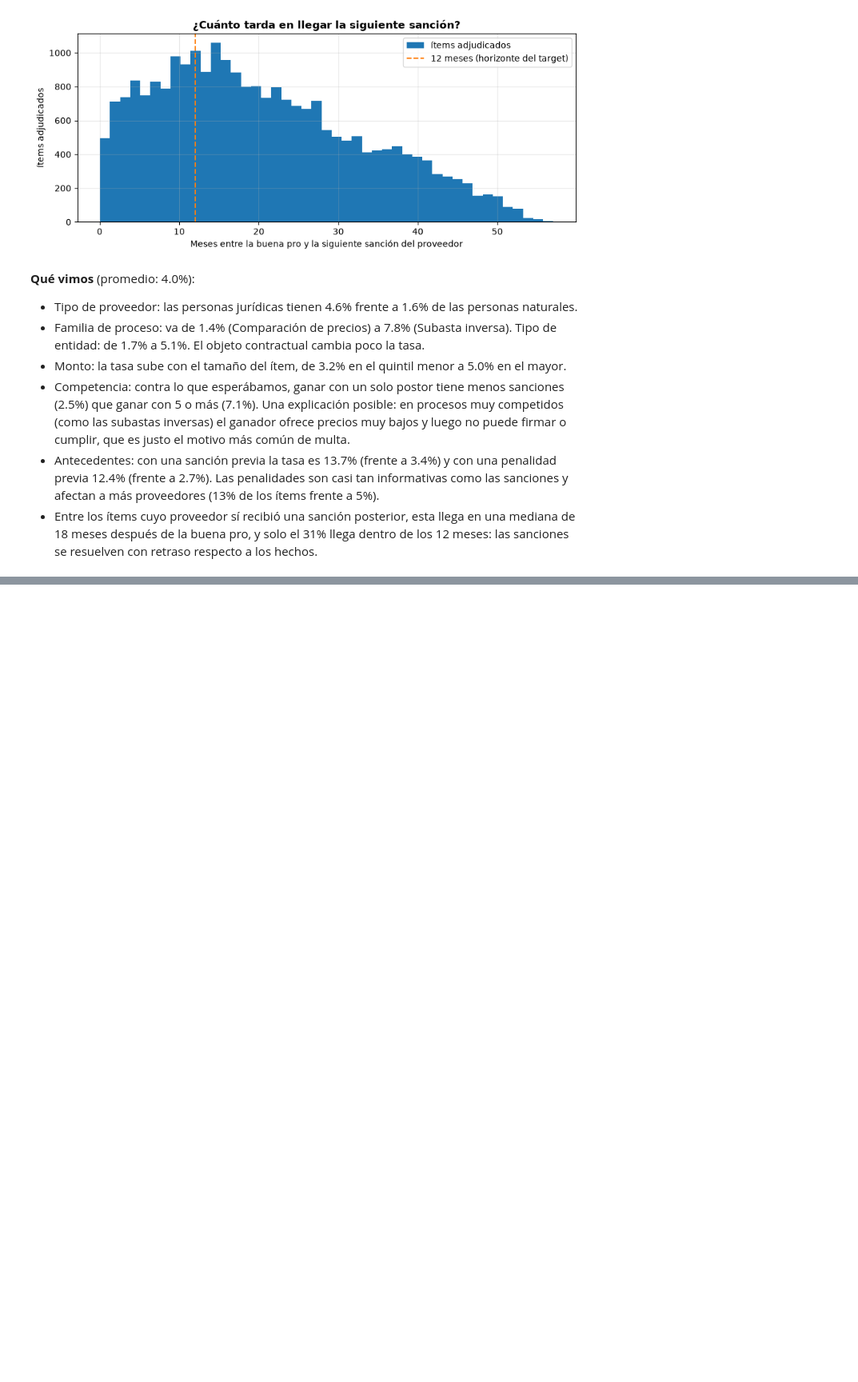
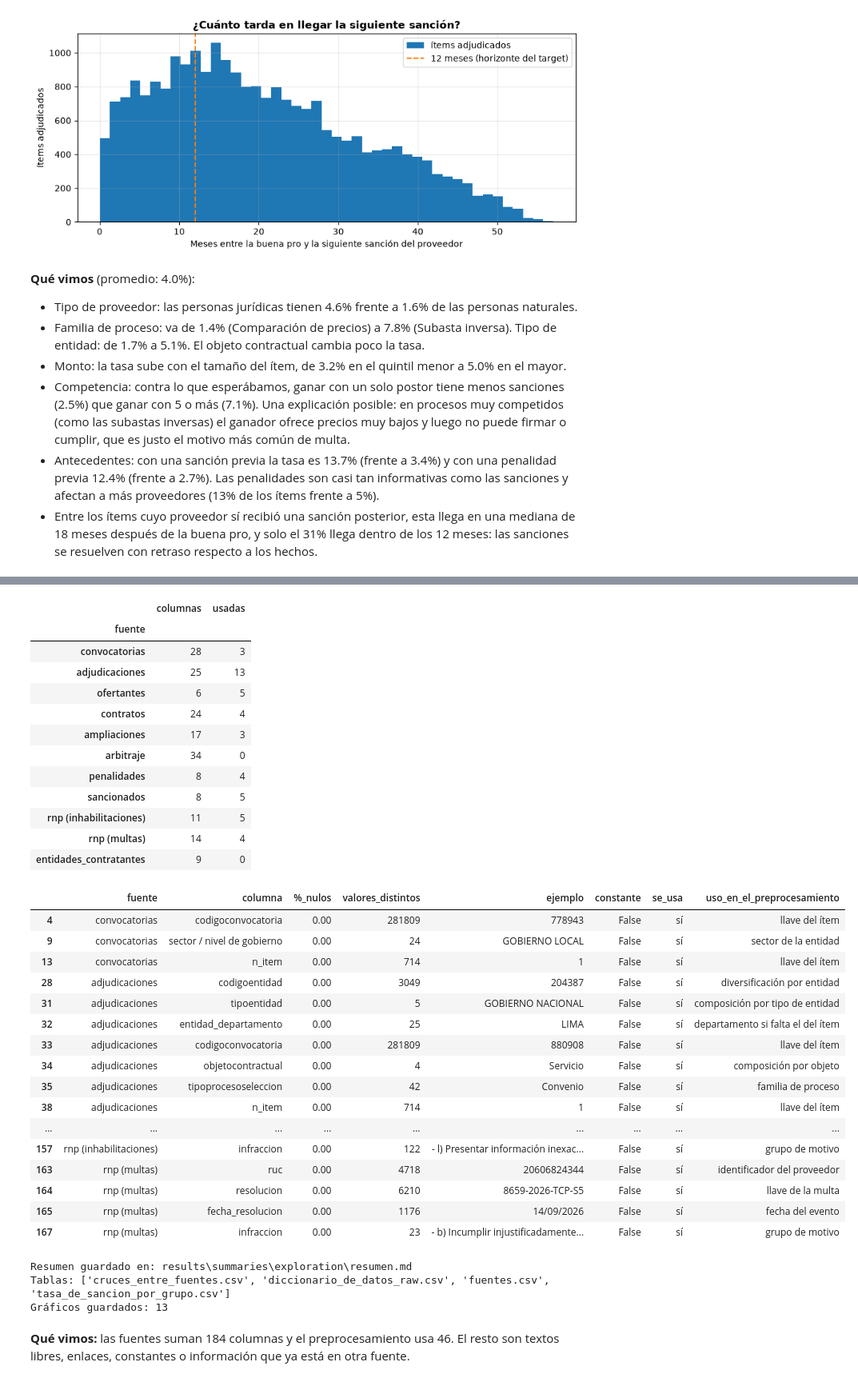
Before and after one commit to CyndxTs/G5-IA-APLICADA, a Jupyter notebook: notebooks/01_eda.ipynb, the cells around one changed output, grey strips where cells are left out. Shown at 80% size. Saved outputs shown, nothing was run; the diff lists cells and outputs as text; code cells hidden in the pictures; blank space fills up the shorter version.

Commit message:
LDX /update
Actualización de EDA y Preprocesamiento segun nuevos datos,y adicionalmente exportan partes de sus hallazgos a results de manera ordenada.

```diff
--- a/notebooks/01_eda.ipynb
+++ b/notebooks/01_eda.ipynb
@@ -570 +579,63 @@ Con sanción del proveedor en los 12 meses siguientes: 3.96%
+# %%
+diccionario_raw = ex.diccionario_datos_raw({
+    **{c: fuentes[c][0] for c in fuentes}, "penalidades": penalidades, "sancionados": sanc_inh,
+    "rnp (inhabilitaciones)": rnp_inh, "rnp (multas)": rnp_mul, "entidades_contratantes": entidades})
+resumen_dic = diccionario_raw.groupby("fuente", sort=False).agg(
+    columnas=("columna", "size"), usadas=("se_usa", lambda s: int((s == "sí").sum())))
+display(resumen_dic)
+display(diccionario_raw[diccionario_raw["se_usa"] == "sí"])
+
+ruta_resumen = ex.escribir_resumen({
+    "inventario": inventario, "tabla_archivos": tabla_archivos, "n_convocatorias": len(convocatorias),
+    "n_tipos_proceso": convocatorias["tipoprocesoseleccion"].nunique(), "est_adj": est_adj, "res_of": res_of,
+    "ofertantes": ofertantes, "pct_items_con_contrato": tiene_contrato.mean() * 100, "res_pen": res_pen,
+    "res_amp": res_amp, "lineas_reparadas": lineas_reparadas, "n_arbitrajes": len(arbitraje), "eventos": eventos,
+    "fechas_fuentes": fechas_fuentes, "cruces": cruces, "consorcios_por_tipo": por_tipo,
+    "base_objetivo": base_objetivo, "tasas": tasas,
+    "filas_otras": {"penalidades": len(penalidades), "sancionados": len(sanc_inh), "rnp": len(rnp_inh) + len(rnp_mul),
+                    "entidades_contratantes": len(entidades)},
+    "diccionario_raw": diccionario_raw,
+})
+print("Resumen guardado en:", ruta_resumen.relative_to(ROOT))
+print("Tablas:", sorted(p.name for p in (ex.SUMMARY_DIR / "tables").glob("*.csv")))
+print("Gráficos guardados:", len(list(ex.PLOTS_DIR.rglob("*.png"))))
+mostrar(f"""
+**Qué vimos:** las fuentes suman {len(diccionario_raw)} columnas y el preprocesamiento usa {int((diccionario_raw['se_usa'] == 'sí').sum())}. El resto son textos libres, enlaces, constantes o información que ya está en otra fuente.
+""")
+# %% [output]
+|  | columnas | usadas |
+| fuente |  |  |
+| convocatorias | 28 | 3 |
+| adjudicaciones | 25 | 13 |
+| ofertantes | 6 | 5 |
+| contratos | 24 | 4 |
+| ampliaciones | 17 | 3 |
+| arbitraje | 34 | 0 |
+| penalidades | 8 | 4 |
+| sancionados | 8 | 5 |
+| rnp (inhabilitaciones) | 11 | 5 |
+| rnp (multas) | 14 | 4 |
+| entidades_contratantes | 9 | 0 |
+|  | fuente | columna | %_nulos | valores_distintos | ejemplo | constante | se_usa | uso_en_el_preprocesamiento |
+| 4 | convocatorias | codigoconvocatoria | 0.00 | 281809 | 778943 | False | sí | llave del ítem |
+| 9 | convocatorias | sector / nivel de gobierno | 0.00 | 24 | GOBIERNO LOCAL | False | sí | sector de la entidad |
+| 13 | convocatorias | n_item | 0.00 | 714 | 1 | False | sí | llave del ítem |
+| 28 | adjudicaciones | codigoentidad | 0.00 | 3049 | 204387 | False | sí | diversificación por entidad |
+| 31 | adjudicaciones | tipoentidad | 0.00 | 5 | GOBIERNO NACIONAL | False | sí | composición por tipo de entidad |
+| 32 | adjudicaciones | entidad_departamento | 0.00 | 25 | LIMA | False | sí | departamento si falta el del ítem |
+| 33 | adjudicaciones | codigoconvocatoria | 0.00 | 281809 | 880908 | False | sí | llave del ítem |
+| 34 | adjudicaciones | objetocontractual | 0.00 | 4 | Servicio | False | sí | composición por objeto |
+| 35 | adjudicaciones | tipoprocesoseleccion | 0.00 | 42 | Convenio | False | sí | familia de proceso |
+| 38 | adjudicaciones | n_item | 0.00 | 714 | 1 | False | sí | llave del ítem |
+| ... | ... | ... | ... | ... | ... | ... | ... | ... |
+| 157 | rnp (inhabilitaciones) | infraccion | 0.00 | 122 | - l) Presentar información inexac... | False | sí | grupo de motivo |
+| 163 | rnp (multas) | ruc | 0.00 | 4718 | 20606824344 | False | sí | identificador del proveedor |
+| 164 | rnp (multas) | resolucion | 0.00 | 6210 | 8659-2026-TCP-S5 | False | sí | llave de la multa |
+| 165 | rnp (multas) | fecha_resolucion | 0.00 | 1176 | 14/09/2026 | False | sí | fecha del evento |
+| 167 | rnp (multas) | infraccion | 0.00 | 23 | - b) Incumplir injustificadamente... | False | sí | grupo de motivo |
+Resumen guardado en: results\summaries\exploration\resumen.md
+Tablas: ['cruces_entre_fuentes.csv', 'diccionario_de_datos_raw.csv', 'fuentes.csv', 'tasa_de_sancion_por_grupo.csv']
+Gráficos guardados: 13
+
+**Qué vimos:** las fuentes suman 184 columnas y el preprocesamiento usa 46. El resto son textos libres, enlaces, constantes o información que ya está en otra fuente.
 # %% [markdown]
```
Also changed, not shown: parts of 4 cells of this notebook, 34 other files.
